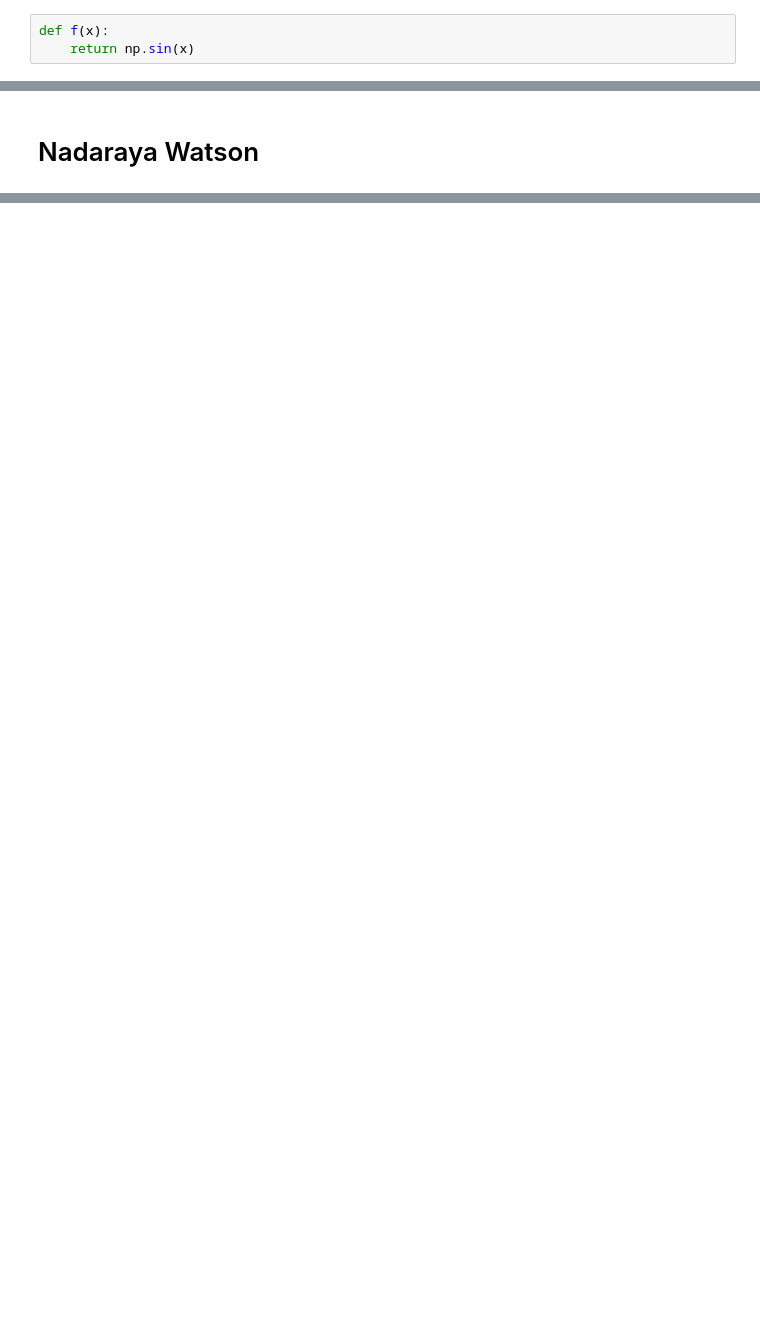
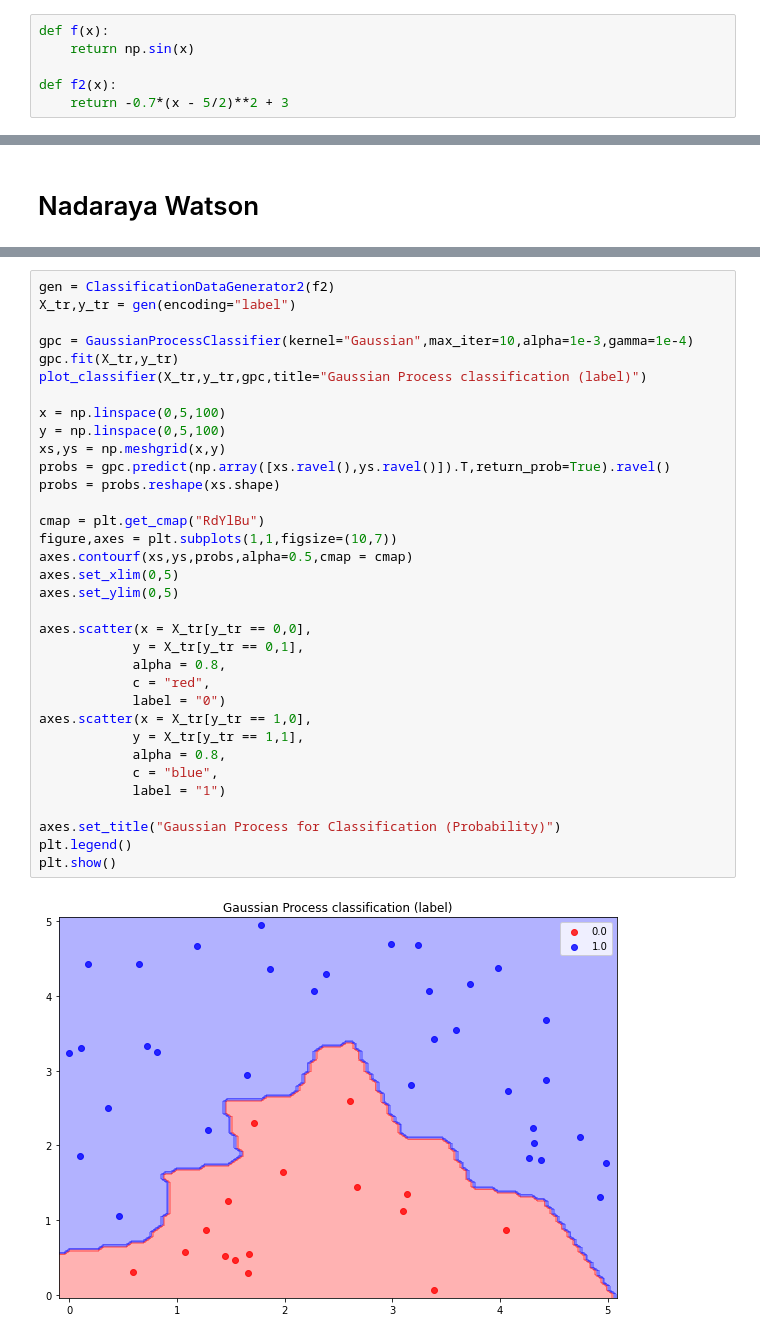
Before and after one commit to negRhlk/PRML, a Jupyter notebook: chapter6_short_ver.ipynb, the cells around one changed output, grey strips where cells are left out. Drawn from its saved outputs; the diff is of its cells as text; blank space fills up the shorter version.

```diff
--- a/chapter6_short_ver.ipynb
+++ b/chapter6_short_ver.ipynb
@@ -11,6 +13,9 @@ from prml.kernel_method import (
 # %%
 def f(x):
     return np.sin(x)
+
+def f2(x):
+    return -0.7*(x - 5/2)**2 + 3
 # %% [markdown]
 # Dual Representation
 # %% [markdown]
@@ -79,0 +100,36 @@ RMSE : 0.26303776850923594
+# %%
+gen = ClassificationDataGenerator2(f2)
+X_tr,y_tr = gen(encoding="label")
+
+gpc = GaussianProcessClassifier(kernel="Gaussian",max_iter=10,alpha=1e-3,gamma=1e-4)
+gpc.fit(X_tr,y_tr)
+plot_classifier(X_tr,y_tr,gpc,title="Gaussian Process classification (label)")
+
+x = np.linspace(0,5,100)
+y = np.linspace(0,5,100)
+xs,ys = np.meshgrid(x,y)
+probs = gpc.predict(np.array([xs.ravel(),ys.ravel()]).T,return_prob=True).ravel()
+probs = probs.reshape(xs.shape)
+
+cmap = plt.get_cmap("RdYlBu")
+figure,axes = plt.subplots(1,1,figsize=(10,7))
+axes.contourf(xs,ys,probs,alpha=0.5,cmap = cmap)
+axes.set_xlim(0,5)
+axes.set_ylim(0,5)
+
+axes.scatter(x = X_tr[y_tr == 0,0],
+            y = X_tr[y_tr == 0,1],
+            alpha = 0.8,
+            c = "red",
+            label = "0")
+axes.scatter(x = X_tr[y_tr == 1,0],
+            y = X_tr[y_tr == 1,1],
+            alpha = 0.8,
+            c = "blue",
+            label = "1")
+
+axes.set_title("Gaussian Process for Classification (Probability)")
+plt.legend()
+plt.show()
+# %% [output]
+[figure, added]
```
Also changed, not shown: parts of 10 cells of this notebook, 1 other file.
